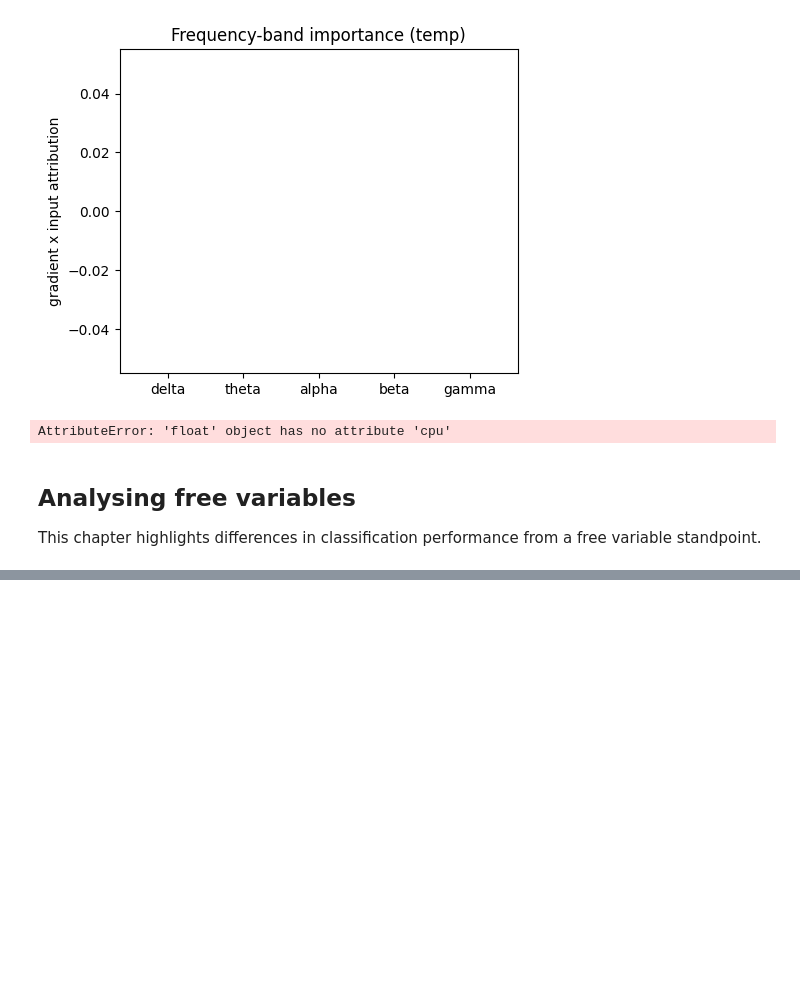
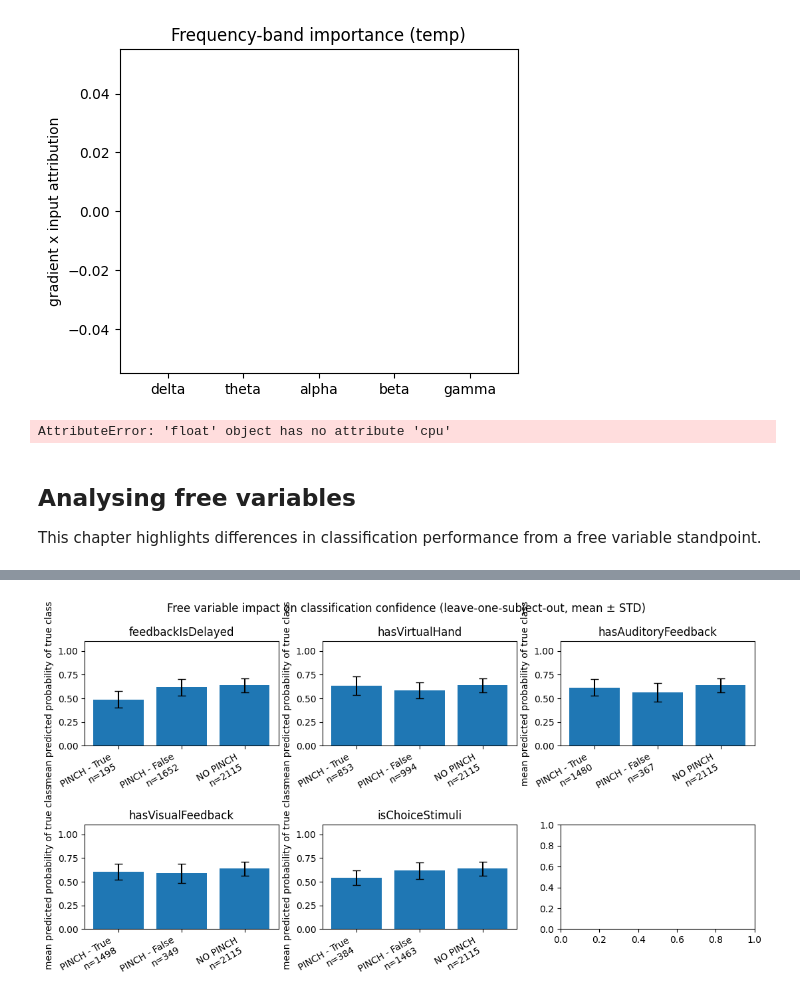
Before and after one commit to baeriswyln/VIBE, a Jupyter notebook: DataAnalysis/14_classification.ipynb, the cells around one changed output, grey strips where cells are left out. Cells and saved outputs as stored; diff of their text form; code cells hidden in the pictures; blank space fills up the shorter version.

```diff
--- a/DataAnalysis/14_classification.ipynb
+++ b/DataAnalysis/14_classification.ipynb
@@ -1584,19 +1633,21 @@ plot_free_variable_comparison_loo(
 # %%
 def _mean_true_proba(metadata, v):
     """Mean predicted probability assigned to the true class per group, for one free variable."""
     def mean_and_n(query):
         sub = metadata.query(query)
         if len(sub) == 0:
             return np.nan, 0
         return sub["proba_true"].mean(), len(sub)
 
     pinch_true, n_true = mean_and_n(f"{v} == True & EventType == 'PinchLog'")
     pinch_false, n_false = mean_and_n(f"{v} == False & EventType == 'PinchLog'")
     no_pinch, n_no_pinch = mean_and_n("EventType == 'NoPinchLog'")
     return [pinch_true, pinch_false, no_pinch], [n_true, n_false, n_no_pinch]
 
 
-plot_free_variable_comparison_loo(
+_ = plot_free_variable_comparison_loo(
     results_leave_one_out, _mean_true_proba, ylabel="mean predicted probability of true class",
     title="Free variable impact on classification confidence",
 )
+# %% [output]
+[figure, added]
```
Also changed, not shown: parts of 2 cells of this notebook.
